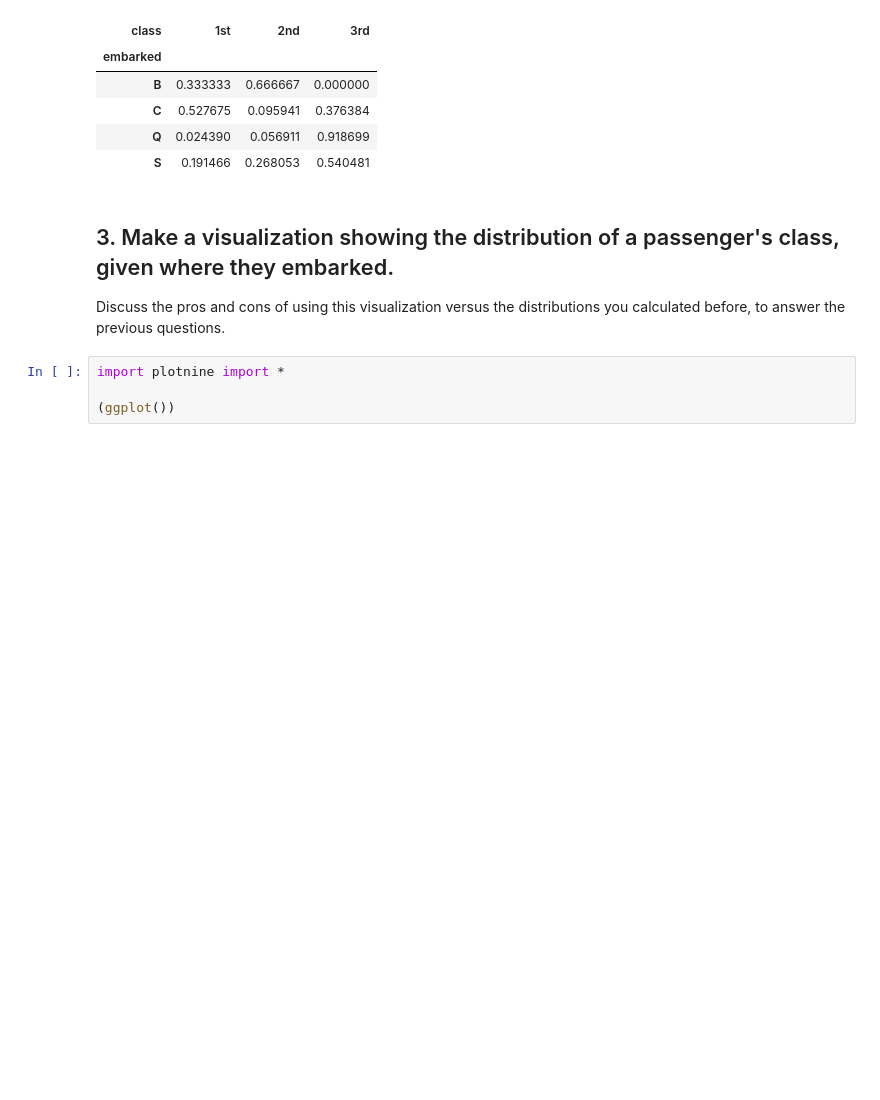
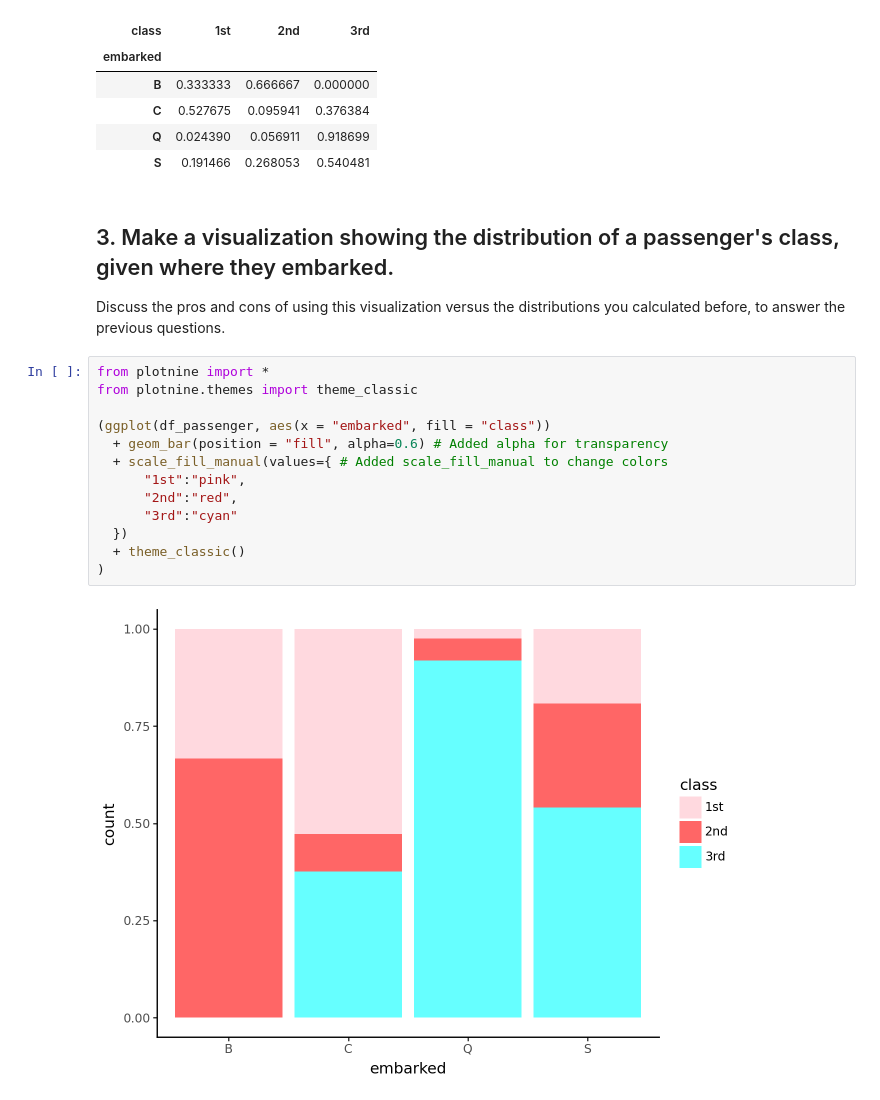
Before and after one commit to ulisesjcaroflores/Week2-GSB530F25, a Jupyter notebook: Titanic_Wrangling.ipynb, the cells around one changed output. Drawn from its saved outputs; the diff is of its cells as text; blank space fills up the shorter version.

```diff
--- a/Titanic_Wrangling.ipynb
+++ b/Titanic_Wrangling.ipynb
@@ -149,7 +149,18 @@ titanic_ct.divide(titanic_ct.sum(axis=1), axis=0)
 ## 3. Make a visualization showing the distribution of a passenger's class, given where they embarked.
 
 Discuss the pros and cons of using this visualization versus the distributions you calculated before, to answer the previous questions.
-# %%
-import plotnine import *
-
-(ggplot())
+# %%
+from plotnine import *
+from plotnine.themes import theme_classic
+
+(ggplot(df_passenger, aes(x = "embarked", fill = "class"))
+  + geom_bar(position = "fill", alpha=0.6) # Added alpha for transparency
+  + scale_fill_manual(values={ # Added scale_fill_manual to change colors
+      "1st":"pink",
+      "2nd":"red",
+      "3rd":"cyan"
+  })
+  + theme_classic()
+)
+# %% [output]
+[figure, added]
```
